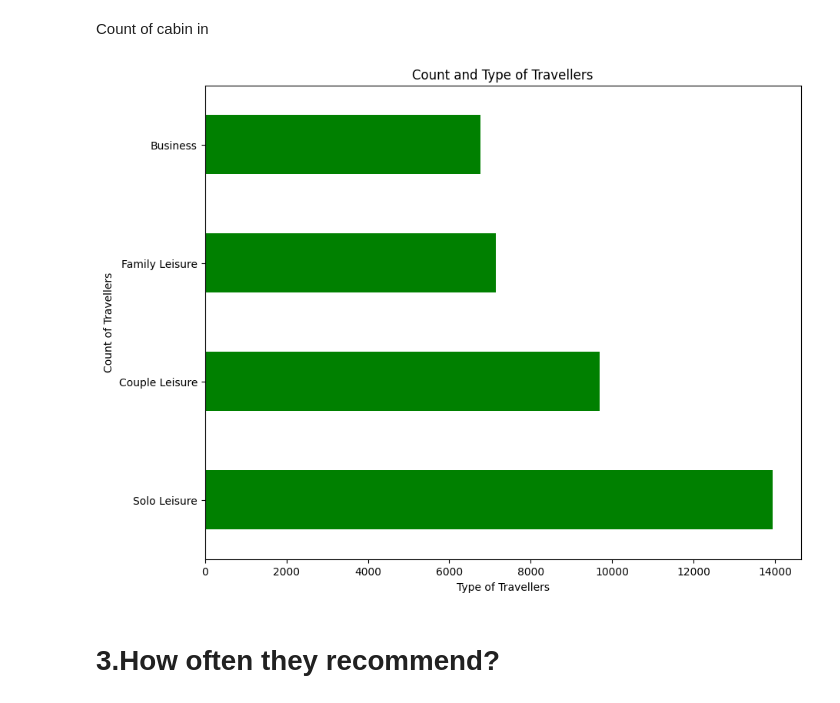
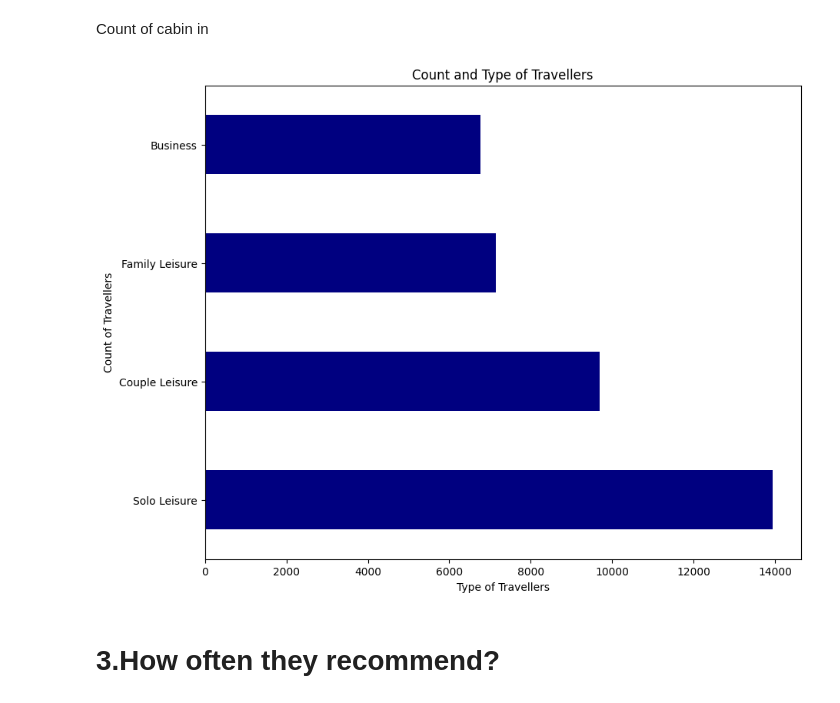
Before and after one commit to Tilak46-R/Airline-Referral-capstone-project-Classification, a Jupyter notebook: Airline_Referral_capstone_project_Classification.ipynb, the cells around one changed output. Cells and saved outputs as stored; diff of their text form; code cells hidden in the pictures.

```diff
--- a/Airline_Referral_capstone_project_Classification.ipynb
+++ b/Airline_Referral_capstone_project_Classification.ipynb
@@ -208,13 +208,13 @@ Name: traveller_type, dtype: int64
 Count of cabin in
 # %%
 plt.figure(figsize = (10,8))
-airline_data['traveller_type'].value_counts().plot(kind = 'barh', color = 'g')
+airline_data['traveller_type'].value_counts().plot(kind = 'barh', color = 'navy')
 plt.title("Count and Type of Travellers")
 plt.xlabel("Type of Travellers")
 plt.ylabel("Count of Travellers")
 plt.show()
 # %% [output]
-[figure, old version]
+[figure, new version]
 # %% [markdown]
 # **3.How often they recommend?**
 # %%
```
Also changed, not shown: parts of 11 cells of this notebook.
